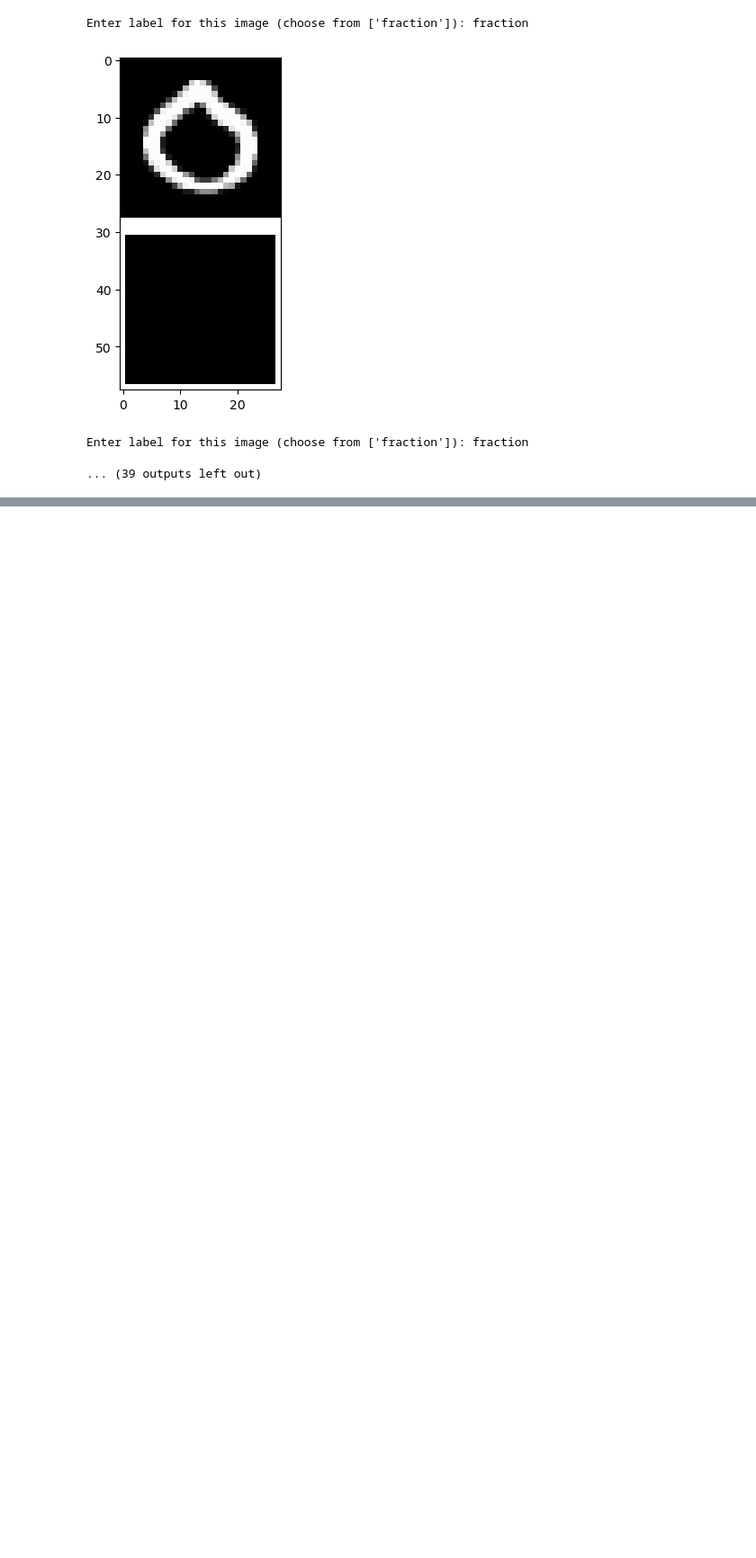
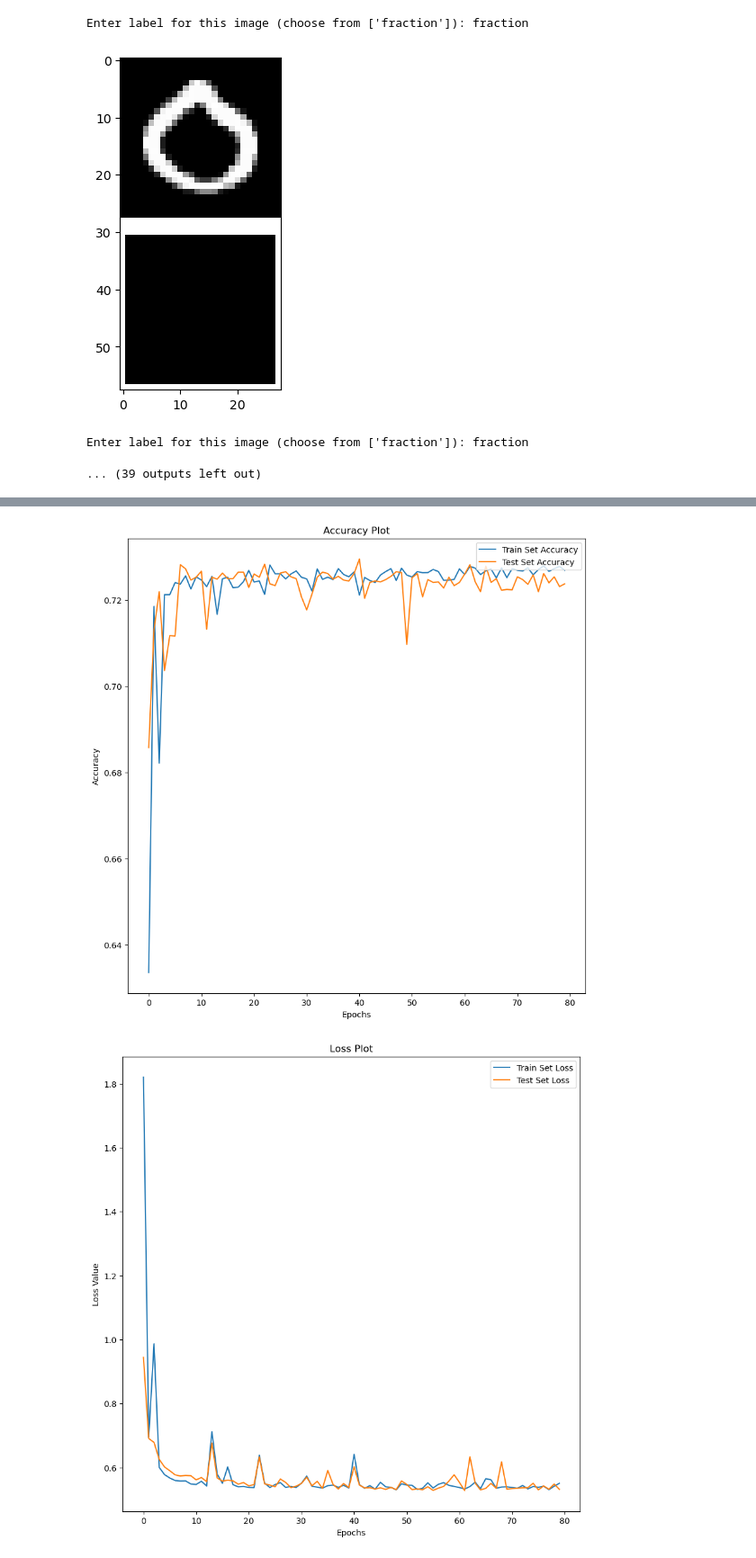
Before and after one commit to pegahahadian/imgProcessing, a Jupyter notebook: labeling.ipynb, the cells around one changed output, grey strips where cells are left out. Shown at 90% size. Cells and saved outputs as stored; diff of their text form; code cells hidden in the pictures; blank space fills up the shorter version.

```diff
--- a/labeling.ipynb
+++ b/labeling.ipynb
@@ -98,0 +359,3 @@ for image_file in image_files:
+# %%
+model = math_symbol_and_digits_recognition(input_shape=(32, 32, 1))
+model.summary()
@@ -98,0 +393,7 @@ for image_file in image_files:
+# %%
+aug = ImageDataGenerator(zoom_range=0.1,
+#                          rotation_range=5,
+                         width_shift_range=0.05,
+                         height_shift_range=0.05)
+hist = model.fit(aug.flow(X_train, Y_train, batch_size=128), batch_size=128, epochs=80, validation_data=(X_test, Y_test))
+#hist2 = model.fit(X_train, Y_train, batch_size=128, epochs=100, validation_data=(X_test, Y_test), callbacks=callbacks)
@@ -98,0 +418,21 @@ for image_file in image_files:
+# %%
+figure = plt.figure(figsize=(10, 10))
+plt.plot(hist.history['accuracy'], label='Train Set Accuracy')
+plt.plot(hist.history['val_accuracy'], label='Test Set Accuracy')
+plt.title('Accuracy Plot')
+plt.xlabel('Epochs')
+plt.ylabel('Accuracy')
+plt.legend(loc='upper right')
+plt.show()
+
+figure2 = plt.figure(figsize=(10, 10))
+plt.plot(hist.history['loss'], label='Train Set Loss')
+plt.plot(hist.history['val_loss'], label='Test Set Loss')
+plt.title('Loss Plot')
+plt.xlabel('Epochs')
+plt.ylabel('Loss Value')
+plt.legend(loc='upper right')
+plt.show()
+# %% [output]
+[figure, added]
+[figure, added]
```
Also changed, not shown: parts of 21 cells of this notebook.
